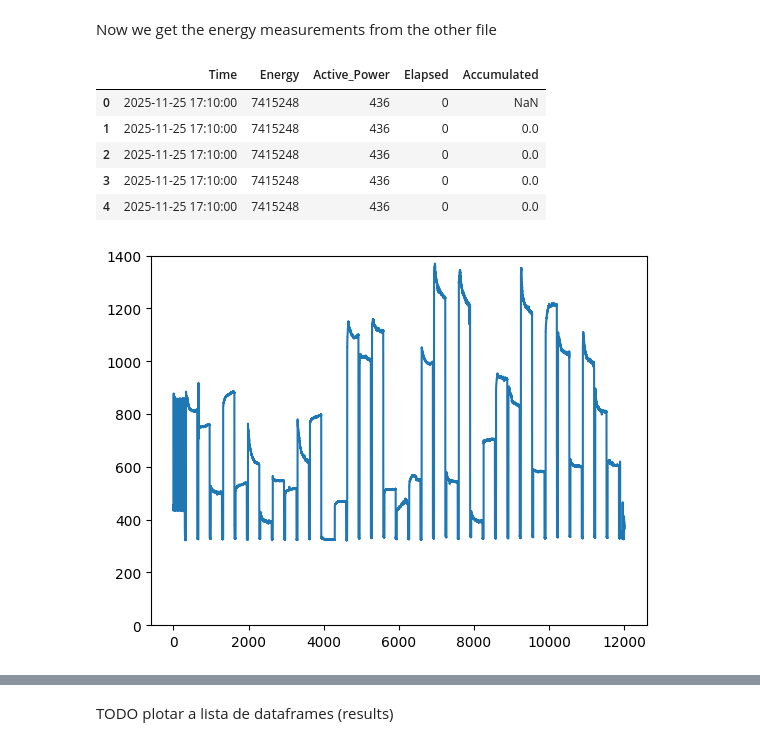
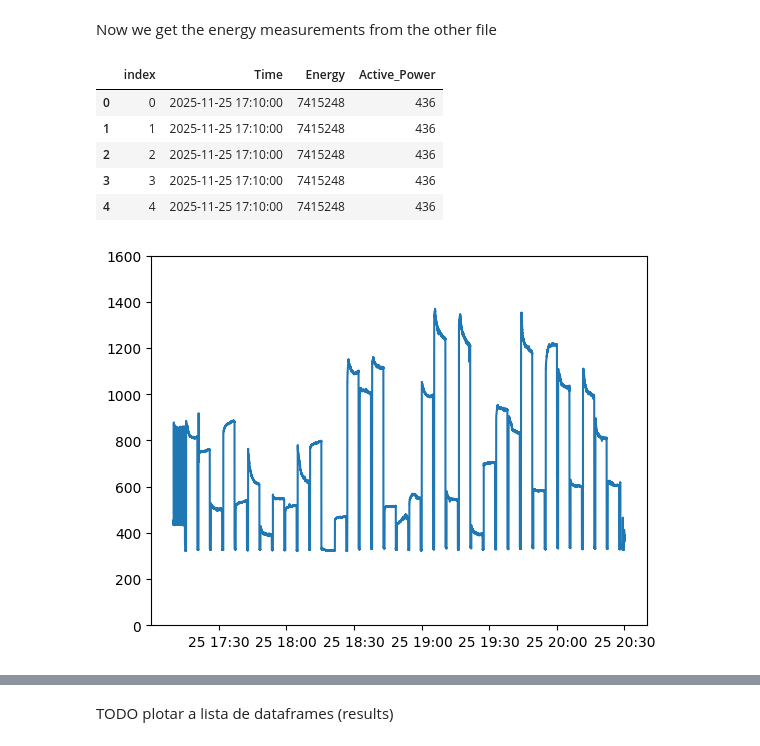
Before and after one commit to othomarcondes/CMP223-EnergyMeasurements, a Jupyter notebook: data_analysis.ipynb, the cells around one changed output, grey strips where cells are left out. Drawn from its saved outputs; the diff is of its cells as text; code cells hidden in the pictures.

Commit message:
having trouble with the dataframes :(

```diff
--- a/data_analysis.ipynb
+++ b/data_analysis.ipynb
@@ -101,30 +92,31 @@ experiment
 Now we get the energy measurements from the other file
 # %%
 stress = pd.read_csv("./data/stress_poti_5_nodes_735647/energy_monitor_123_stress_5_nodes.csv", usecols=["Time", "Energy", "Active_Power"])
+stress = stress.reset_index()  # make sure indexes pair with number of rows
 
 stress["Time"] = pd.to_datetime(stress["Time"], format="%Y-%m-%d %H:%M:%S")
-stress["Elapsed"] = stress["Time"].sub(stress["Time"].iloc[0])
-stress["Elapsed"] = stress["Elapsed"].dt.seconds
-stress["Accumulated"] = stress["Energy"].diff()
+#stress["Elapsed"] = stress["Time"].sub(stress["Time"].iloc[0])
+#stress["Elapsed"] = stress["Elapsed"].dt.seconds
+#stress["Accumulated"] = stress["Energy"].diff()
 
 stress.head()
 # %% [output]
-|  | Time | Energy | Active_Power | Elapsed | Accumulated |
-| 0 | 2025-11-25 17:10:00 | 7415248 | 436 | 0 | NaN |
-| 1 | 2025-11-25 17:10:00 | 7415248 | 436 | 0 | 0.0 |
-| 2 | 2025-11-25 17:10:00 | 7415248 | 436 | 0 | 0.0 |
-| 3 | 2025-11-25 17:10:00 | 7415248 | 436 | 0 | 0.0 |
-| 4 | 2025-11-25 17:10:00 | 7415248 | 436 | 0 | 0.0 |
+|  | index | Time | Energy | Active_Power |
+| 0 | 0 | 2025-11-25 17:10:00 | 7415248 | 436 |
+| 1 | 1 | 2025-11-25 17:10:00 | 7415248 | 436 |
+| 2 | 2 | 2025-11-25 17:10:00 | 7415248 | 436 |
+| 3 | 3 | 2025-11-25 17:10:00 | 7415248 | 436 |
+| 4 | 4 | 2025-11-25 17:10:00 | 7415248 | 436 |
 # %%
 # vizualize it first
 #stress.plot(x="Time", y="Active_Power")
 
 fig, ax = plt.subplots()
-ax.plot(stress['Elapsed'], stress['Active_Power'])
-ax.set_ylim(0,1400) #plots must begin at zero!!!, 1400 is just so we can have the same scale as the stress experiment
+ax.plot(stress['Time'], stress['Active_Power'])
+ax.set_ylim(0,1600) #plots must begin at zero!!!, 1400 is just so we can have the same scale as the stress experiment
 plt.show()
 # %% [output]
-[figure, old version]
+[figure, new version]
 # %% [markdown]
 Utter joy (alegria total)
 
```
Also changed, not shown: parts of 8 cells of this notebook.
